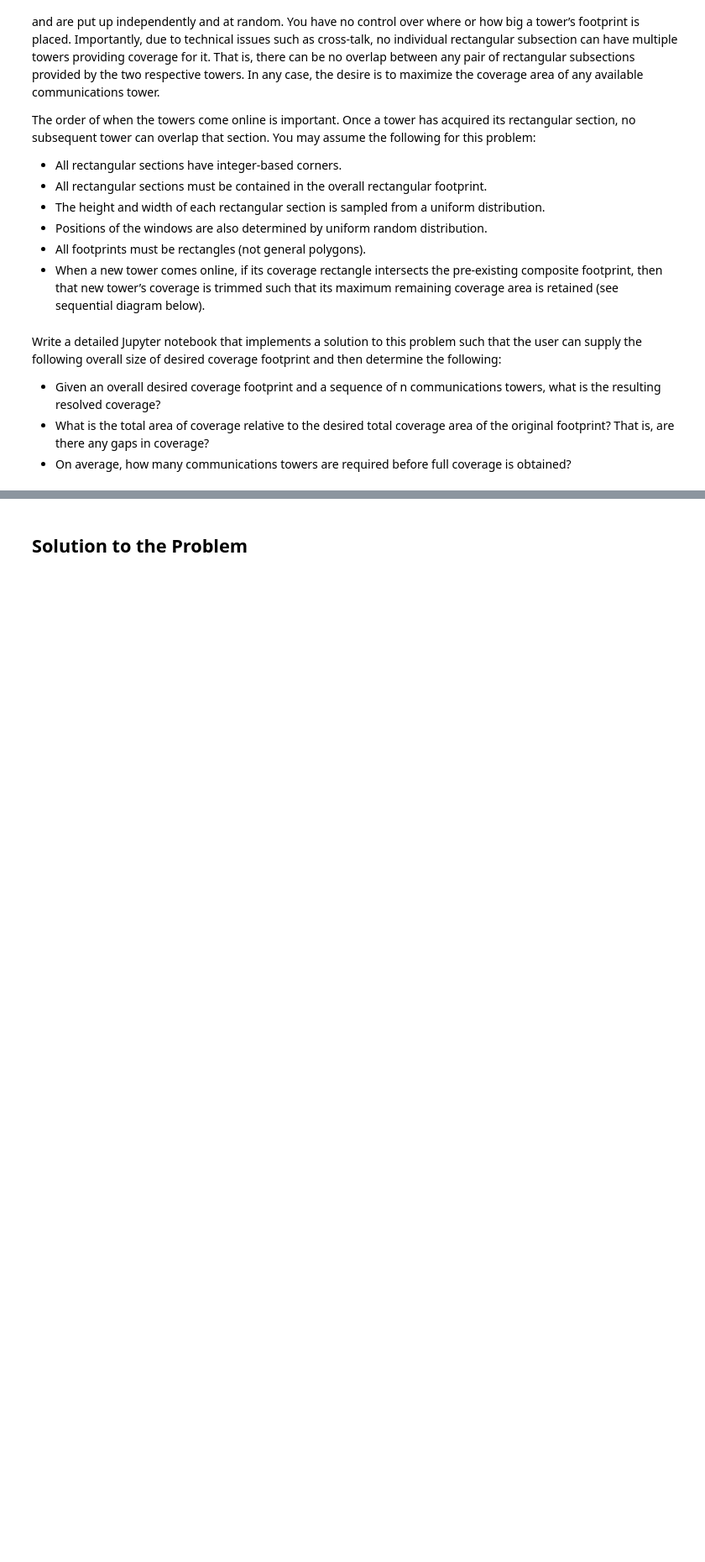
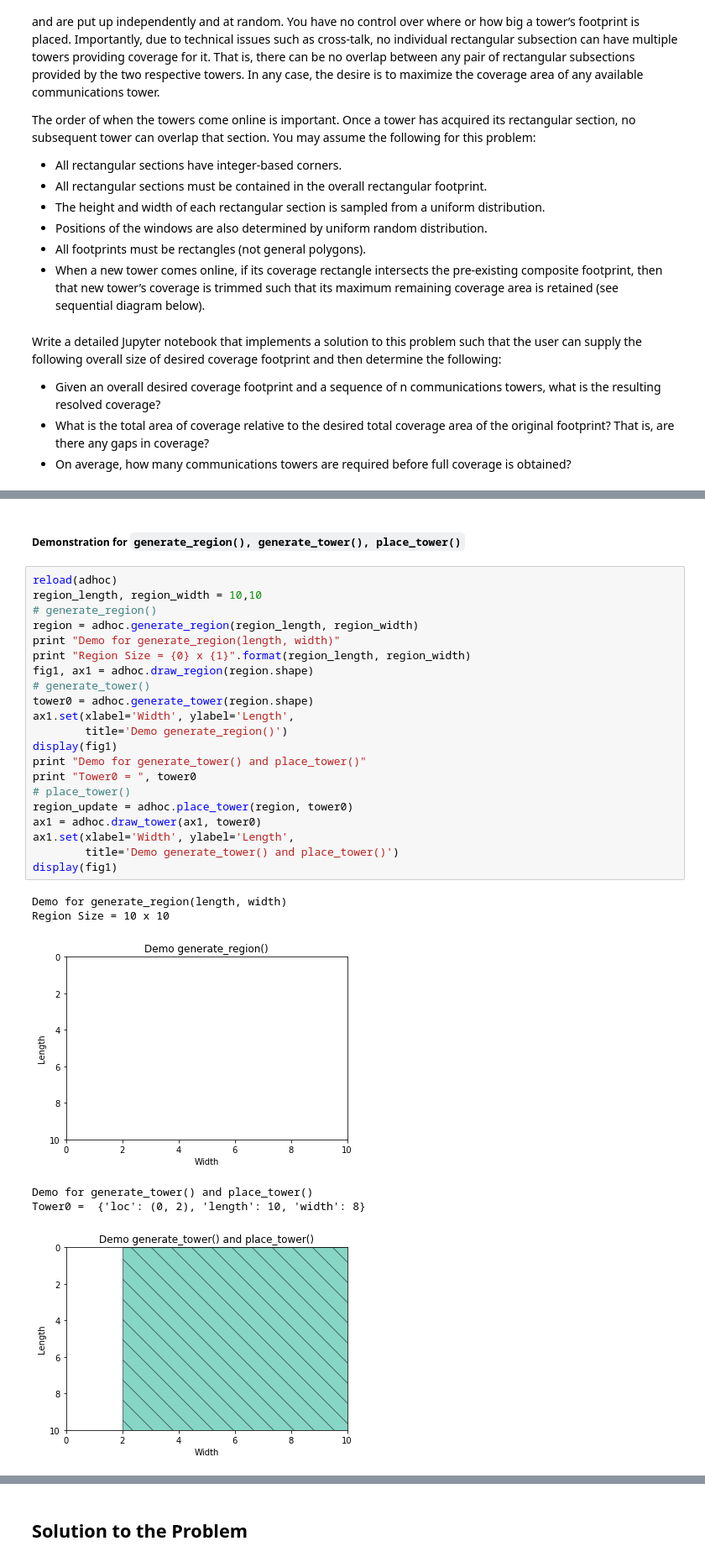
Before and after one commit to shu1995shijia/ECE143-Individual-Project, a Jupyter notebook: ECE143_IndividualProject_Shijia.ipynb, the cells around one changed output, grey strips where cells are left out. Shown: that part at 84% size. Drawn from its saved outputs; the diff is of its cells as text; blank space fills up the shorter version.

````diff
--- a/ECE143_IndividualProject_Shijia.ipynb
+++ b/ECE143_IndividualProject_Shijia.ipynb
@@ -67,0 +123,30 @@ _Brief description of the function (Details in the adhoc.py module.)_
+# %% [markdown]
+##### Demonstration for ```generate_region(), generate_tower(), place_tower()```
+# %%
+reload(adhoc)
+region_length, region_width = 10,10
+# generate_region()
+region = adhoc.generate_region(region_length, region_width)
+print "Demo for generate_region(length, width)"
+print "Region Size = {0} x {1}".format(region_length, region_width)
+fig1, ax1 = adhoc.draw_region(region.shape)
+# generate_tower()
+tower0 = adhoc.generate_tower(region.shape)
+ax1.set(xlabel='Width', ylabel='Length',
+        title='Demo generate_region()')
+display(fig1)
+print "Demo for generate_tower() and place_tower()"
+print "Tower0 = ", tower0
+# place_tower()
+region_update = adhoc.place_tower(region, tower0)
+ax1 = adhoc.draw_tower(ax1, tower0)
+ax1.set(xlabel='Width', ylabel='Length',
+        title='Demo generate_tower() and place_tower()')
+display(fig1)
+# %% [output]
+Demo for generate_region(length, width)
+Region Size = 10 x 10
+[figure, added]
+Demo for generate_tower() and place_tower()
+Tower0 =  {'loc': (0, 2), 'length': 10, 'width': 8}
+[figure, added]
````
Also changed, not shown: parts of 51 cells of this notebook, 4 other files.
